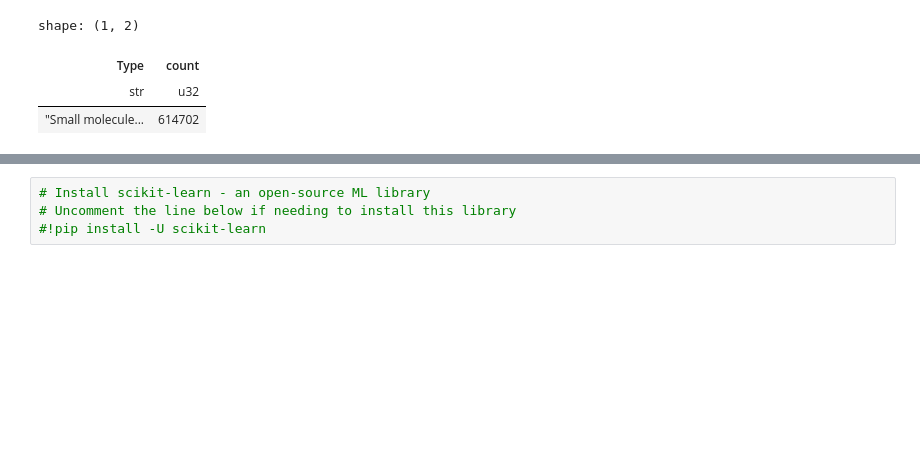
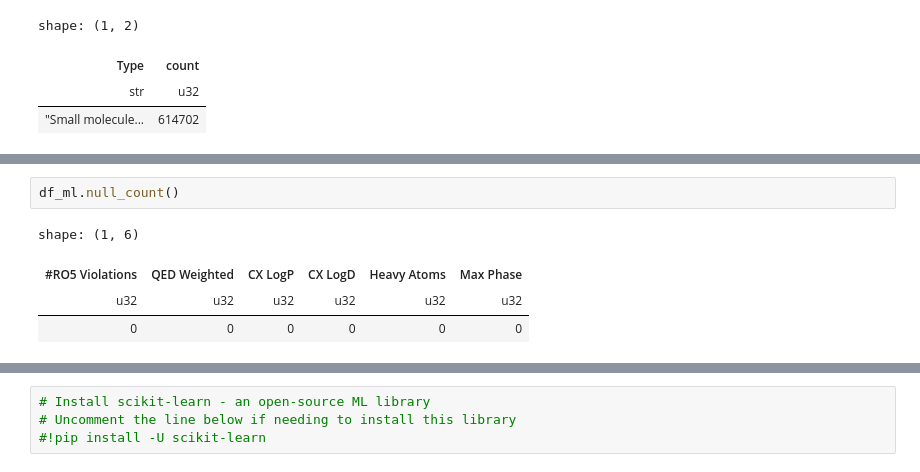
Before and after one commit to jhylin/Rust_projects, a Jupyter notebook: Rust_pl_chembl_cpds.ipynb, the cells around one changed output, grey strips where cells are left out. Saved outputs shown, nothing was run; the diff lists cells and outputs as text; blank space fills up the shorter version.

```diff
--- a/Rust_pl_chembl_cpds.ipynb
+++ b/Rust_pl_chembl_cpds.ipynb
@@ -406,3 +402,10 @@ shape: (614702, 3)
+# %%
+df_ml.null_count()
+# %% [output]
+shape: (1, 6)
+| #RO5 Violations | QED Weighted | CX LogP | CX LogD | Heavy Atoms | Max Phase |
+| u32 | u32 | u32 | u32 | u32 | u32 |
+| 0 | 0 | 0 | 0 | 0 | 0 |
 # %%
 # Check data types in df_ml dataset
 # Needs to be integers or floats for scikit-learn algorithms to work
```
Also changed, not shown: parts of 21 cells of this notebook.
